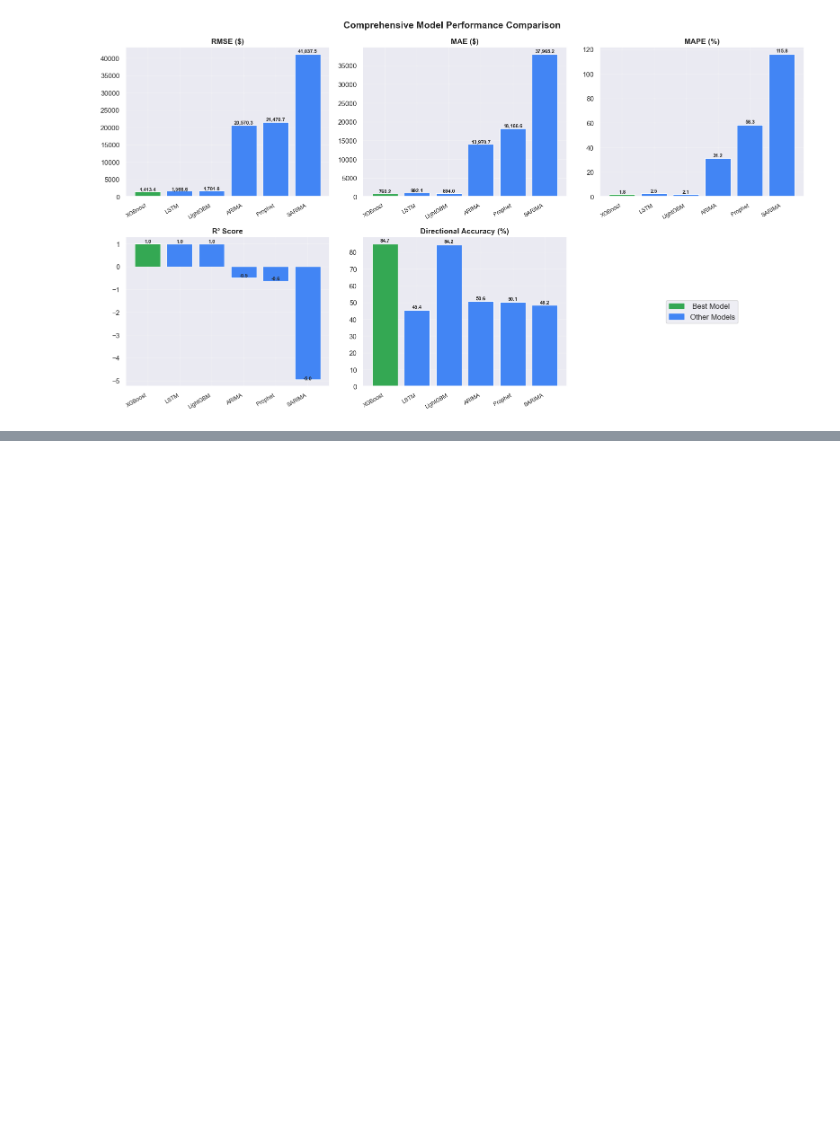
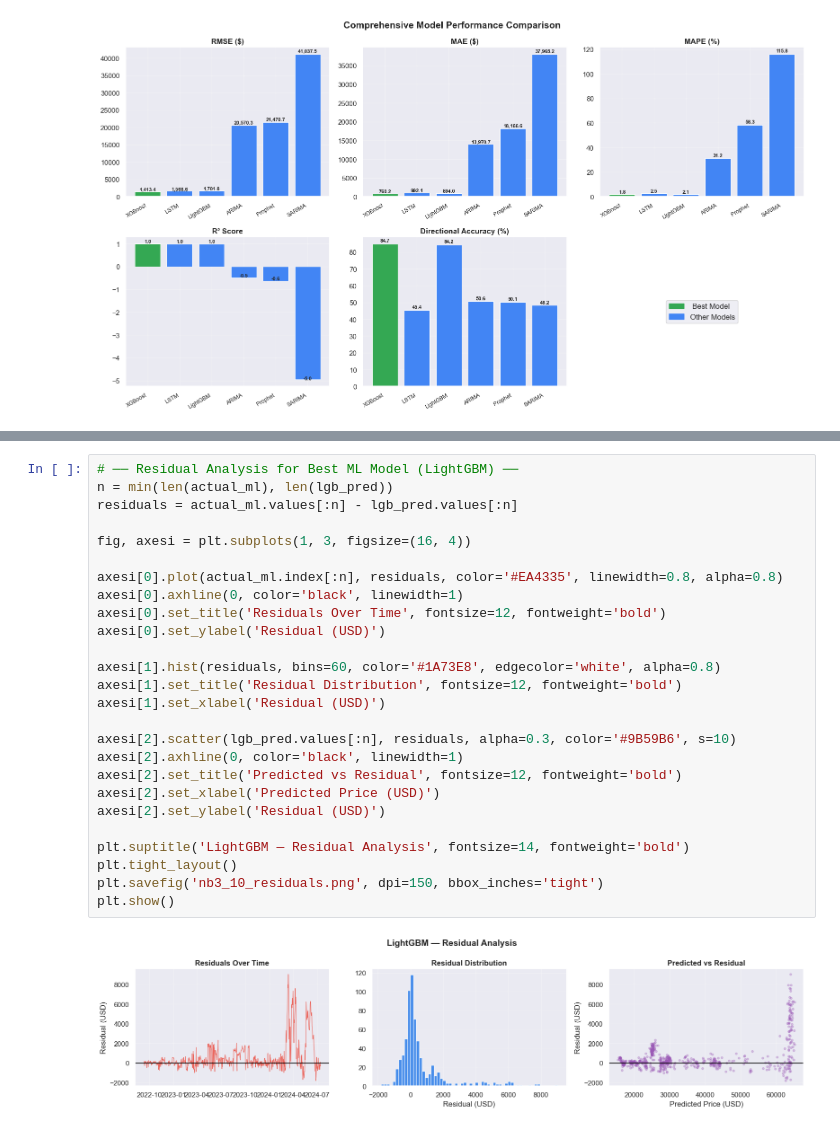
Before and after one commit to afeefanver/BitCoin-Prediction, a Jupyter notebook: Modek Evaluation.ipynb, the cells around one changed output, grey strips where cells are left out. Cells and saved outputs as stored; diff of their text form; blank space fills up the shorter version.

```diff
--- a/Modek Evaluation.ipynb
+++ b/Modek Evaluation.ipynb
@@ -223,0 +260,28 @@ plt.show()
+# %%
+# ── Residual Analysis for Best ML Model (LightGBM) ──
+n = min(len(actual_ml), len(lgb_pred))
+residuals = actual_ml.values[:n] - lgb_pred.values[:n]
+
+fig, axesi = plt.subplots(1, 3, figsize=(16, 4))
+
+axesi[0].plot(actual_ml.index[:n], residuals, color='#EA4335', linewidth=0.8, alpha=0.8)
+axesi[0].axhline(0, color='black', linewidth=1)
+axesi[0].set_title('Residuals Over Time', fontsize=12, fontweight='bold')
+axesi[0].set_ylabel('Residual (USD)')
+
+axesi[1].hist(residuals, bins=60, color='#1A73E8', edgecolor='white', alpha=0.8)
+axesi[1].set_title('Residual Distribution', fontsize=12, fontweight='bold')
+axesi[1].set_xlabel('Residual (USD)')
+
+axesi[2].scatter(lgb_pred.values[:n], residuals, alpha=0.3, color='#9B59B6', s=10)
+axesi[2].axhline(0, color='black', linewidth=1)
+axesi[2].set_title('Predicted vs Residual', fontsize=12, fontweight='bold')
+axesi[2].set_xlabel('Predicted Price (USD)')
+axesi[2].set_ylabel('Residual (USD)')
+
+plt.suptitle('LightGBM — Residual Analysis', fontsize=14, fontweight='bold')
+plt.tight_layout()
+plt.savefig('nb3_10_residuals.png', dpi=150, bbox_inches='tight')
+plt.show()
+# %% [output]
+[figure, added]
```
Also changed, not shown: parts of 4 cells of this notebook.
